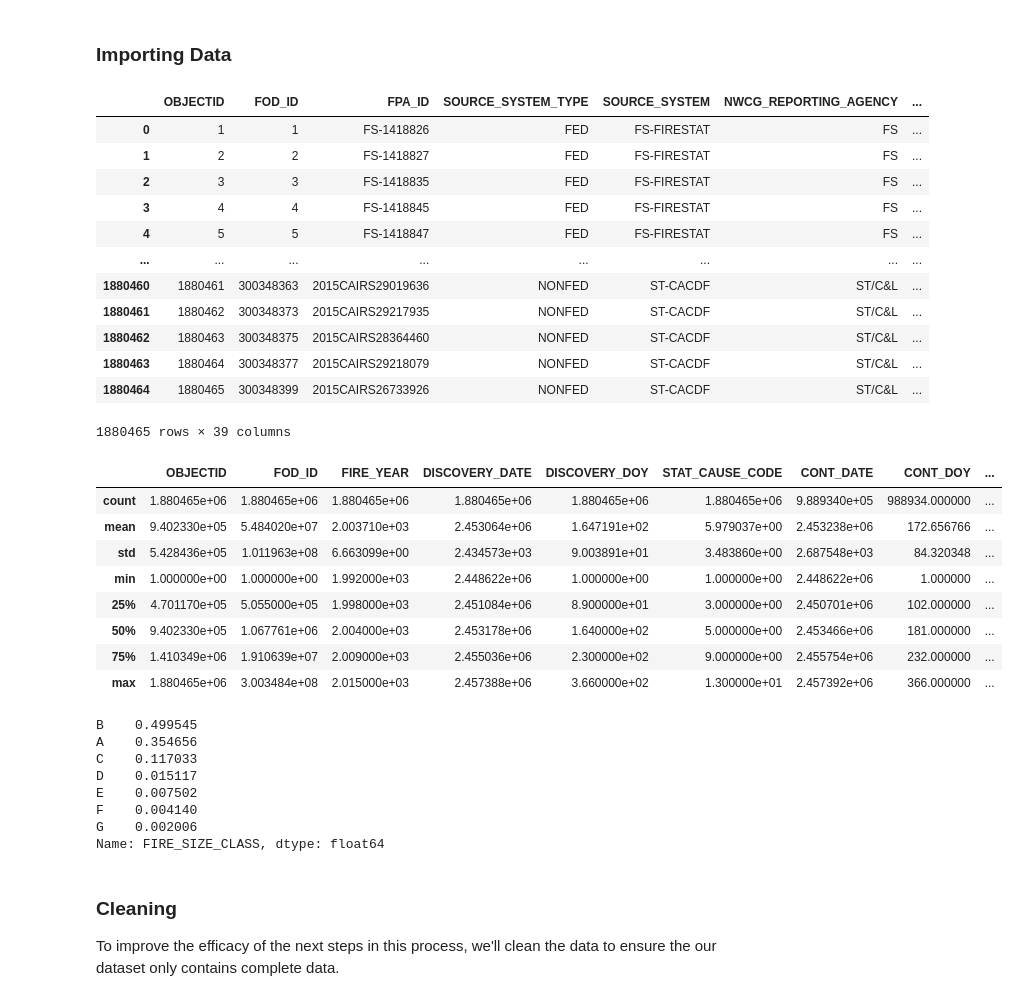
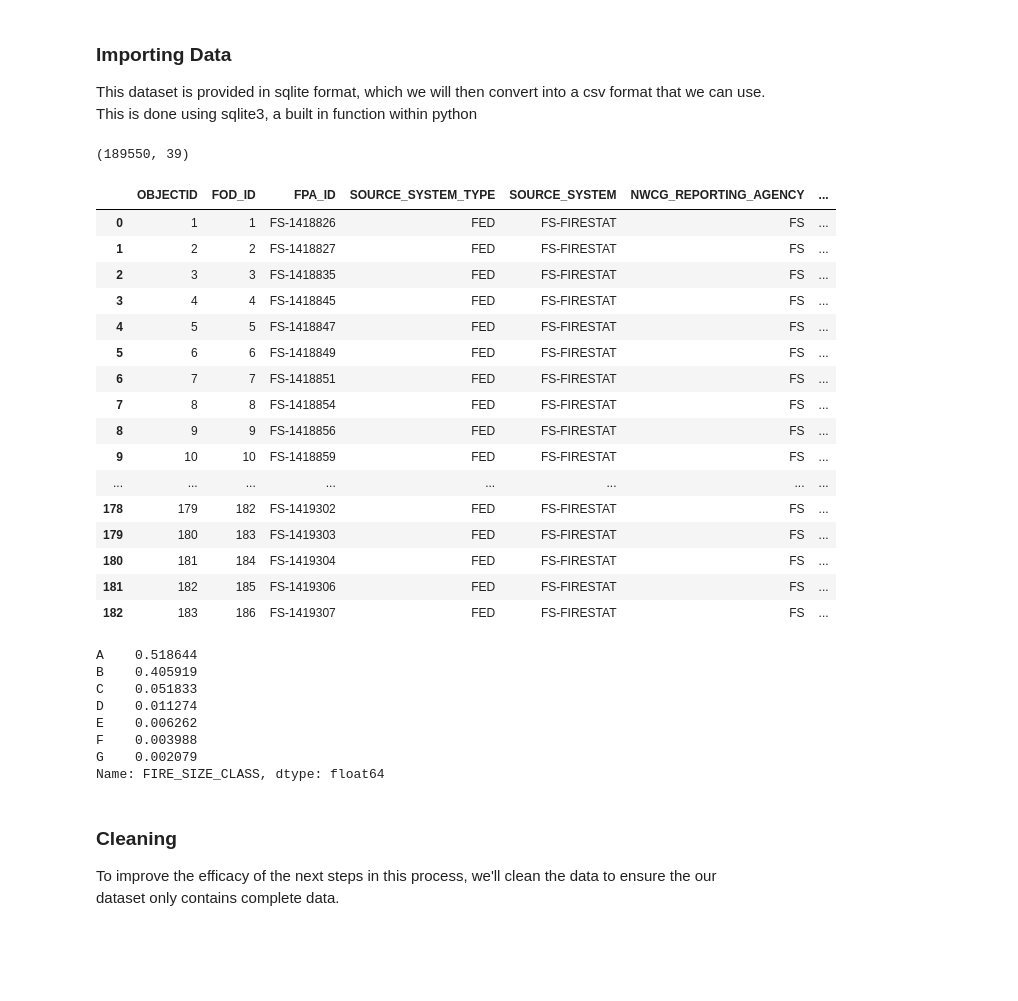
Before and after one commit to smileshey/CA-Wildfires-NN, a Jupyter notebook: 02_EDA.ipynb, the cells around one changed output. Cells and saved outputs as stored; diff of their text form; code cells hidden in the pictures; blank space fills up the shorter version.

```diff
--- a/02_EDA.ipynb
+++ b/02_EDA.ipynb
@@ -11,51 +19,49 @@ import sqlite3
-# %% [markdown]
-### Importing Data
+# %% [markdown]
+### Importing Data
+
+This dataset is provided in sqlite format, which we will then convert into a csv format that we can use. This is done using sqlite3, a built in function within python
 # %%
 cnx = sqlite3.connect('datasets/FPA_FOD_20170508.sqlite')
 # %%
-df = pd.read_sql_query("SELECT * FROM 'Fires'", cnx)
-df
+df_all = pd.read_sql_query("SELECT * FROM 'Fires'", cnx)
+df = df_all[df_all['STATE'] == 'CA']
+df.shape
 # %% [output]
-|  | OBJECTID | FOD_ID | FPA_ID | SOURCE_SYSTEM_TYPE | SOURCE_SYSTEM | NWCG_REPORTING_AGENCY | ... |
-| 0 | 1 | 1 | FS-1418826 | FED | FS-FIRESTAT | FS | ... |
-| 1 | 2 | 2 | FS-1418827 | FED | FS-FIRESTAT | FS | ... |
-| 2 | 3 | 3 | FS-1418835 | FED | FS-FIRESTAT | FS | ... |
-| 3 | 4 | 4 | FS-1418845 | FED | FS-FIRESTAT | FS | ... |
-| 4 | 5 | 5 | FS-1418847 | FED | FS-FIRESTAT | FS | ... |
-| ... | ... | ... | ... | ... | ... | ... | ... |
-| 1880460 | 1880461 | 300348363 | 2015CAIRS29019636 | NONFED | ST-CACDF | ST/C&L | ... |
-| 1880461 | 1880462 | 300348373 | 2015CAIRS29217935 | NONFED | ST-CACDF | ST/C&L | ... |
-| 1880462 | 1880463 | 300348375 | 2015CAIRS28364460 | NONFED | ST-CACDF | ST/C&L | ... |
-| 1880463 | 1880464 | 300348377 | 2015CAIRS29218079 | NONFED | ST-CACDF | ST/C&L | ... |
-| 1880464 | 1880465 | 300348399 | 2015CAIRS26733926 | NONFED | ST-CACDF | ST/C&L | ... |
-1880465 rows × 39 columns
+(189550, 39)
 # %%
 pd.set_option('display.max_columns', None)
 # %%
-df.head(5)
-df.describe()
+df.head(50)
 # %% [output]
-|  | OBJECTID | FOD_ID | FIRE_YEAR | DISCOVERY_DATE | DISCOVERY_DOY | STAT_CAUSE_CODE | CONT_DATE | CONT_DOY | ... |
-| count | 1.880465e+06 | 1.880465e+06 | 1.880465e+06 | 1.880465e+06 | 1.880465e+06 | 1.880465e+06 | 9.889340e+05 | 988934.000000 | ... |
-| mean | 9.402330e+05 | 5.484020e+07 | 2.003710e+03 | 2.453064e+06 | 1.647191e+02 | 5.979037e+00 | 2.453238e+06 | 172.656766 | ... |
-| std | 5.428436e+05 | 1.011963e+08 | 6.663099e+00 | 2.434573e+03 | 9.003891e+01 | 3.483860e+00 | 2.687548e+03 | 84.320348 | ... |
-| min | 1.000000e+00 | 1.000000e+00 | 1.992000e+03 | 2.448622e+06 | 1.000000e+00 | 1.000000e+00 | 2.448622e+06 | 1.000000 | ... |
-| 25% | 4.701170e+05 | 5.055000e+05 | 1.998000e+03 | 2.451084e+06 | 8.900000e+01 | 3.000000e+00 | 2.450701e+06 | 102.000000 | ... |
-| 50% | 9.402330e+05 | 1.067761e+06 | 2.004000e+03 | 2.453178e+06 | 1.640000e+02 | 5.000000e+00 | 2.453466e+06 | 181.000000 | ... |
-| 75% | 1.410349e+06 | 1.910639e+07 | 2.009000e+03 | 2.455036e+06 | 2.300000e+02 | 9.000000e+00 | 2.455754e+06 | 232.000000 | ... |
-| max | 1.880465e+06 | 3.003484e+08 | 2.015000e+03 | 2.457388e+06 | 3.660000e+02 | 1.300000e+01 | 2.457392e+06 | 366.000000 | ... |
+|  | OBJECTID | FOD_ID | FPA_ID | SOURCE_SYSTEM_TYPE | SOURCE_SYSTEM | NWCG_REPORTING_AGENCY | ... |
+| 0 | 1 | 1 | FS-1418826 | FED | FS-FIRESTAT | FS | ... |
+| 1 | 2 | 2 | FS-1418827 | FED | FS-FIRESTAT | FS | ... |
+| 2 | 3 | 3 | FS-1418835 | FED | FS-FIRESTAT | FS | ... |
+| 3 | 4 | 4 | FS-1418845 | FED | FS-FIRESTAT | FS | ... |
+| 4 | 5 | 5 | FS-1418847 | FED | FS-FIRESTAT | FS | ... |
+| 5 | 6 | 6 | FS-1418849 | FED | FS-FIRESTAT | FS | ... |
+| 6 | 7 | 7 | FS-1418851 | FED | FS-FIRESTAT | FS | ... |
+| 7 | 8 | 8 | FS-1418854 | FED | FS-FIRESTAT | FS | ... |
+| 8 | 9 | 9 | FS-1418856 | FED | FS-FIRESTAT | FS | ... |
+| 9 | 10 | 10 | FS-1418859 | FED | FS-FIRESTAT | FS | ... |
+| ... | ... | ... | ... | ... | ... | ... | ... |
+| 178 | 179 | 182 | FS-1419302 | FED | FS-FIRESTAT | FS | ... |
+| 179 | 180 | 183 | FS-1419303 | FED | FS-FIRESTAT | FS | ... |
+| 180 | 181 | 184 | FS-1419304 | FED | FS-FIRESTAT | FS | ... |
+| 181 | 182 | 185 | FS-1419306 | FED | FS-FIRESTAT | FS | ... |
+| 182 | 183 | 186 | FS-1419307 | FED | FS-FIRESTAT | FS | ... |
 # %%
 df.shape
 
 df['FIRE_SIZE_CLASS'].value_counts(normalize = True)
 # %% [output]
-B    0.499545
-A    0.354656
-C    0.117033
-D    0.015117
-E    0.007502
-F    0.004140
-G    0.002006
+A    0.518644
+B    0.405919
+C    0.051833
+D    0.011274
+E    0.006262
+F    0.003988
+G    0.002079
 Name: FIRE_SIZE_CLASS, dtype: float64
 # %% [markdown]
 ### Cleaning
```
Also changed, not shown: parts of 32 cells of this notebook, 37 other files.
